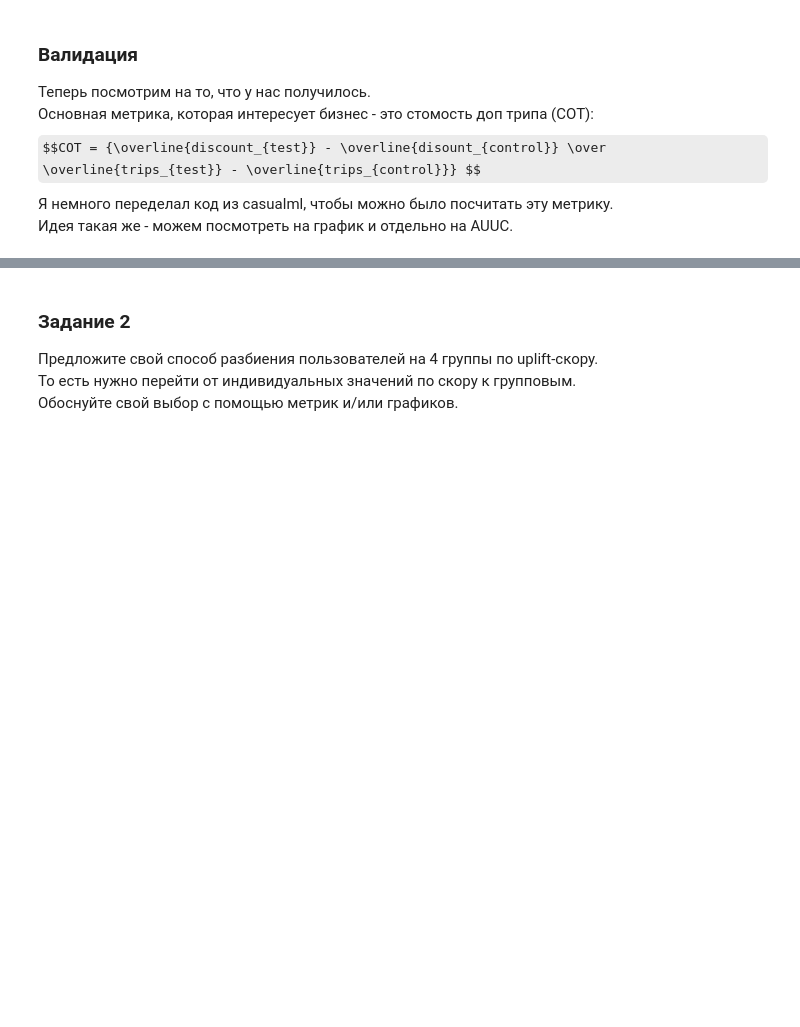
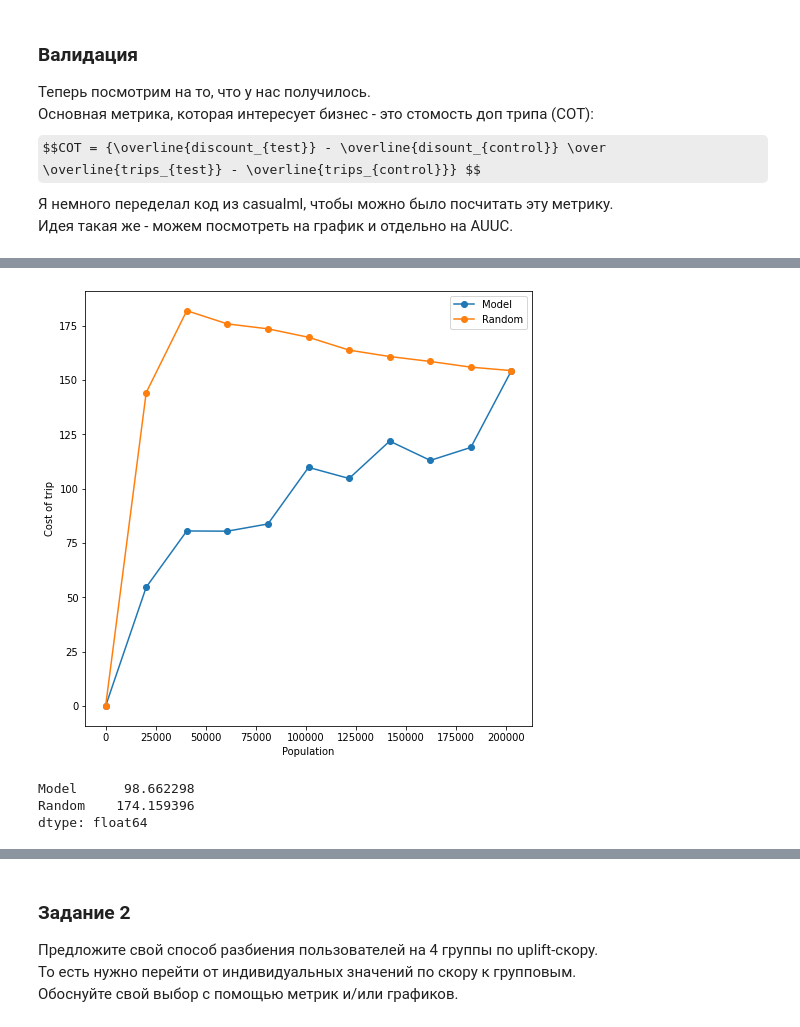
Before and after one commit to koshak98/SHAD21-CrowdSourcing, a Jupyter notebook: uplift_template.ipynb, the cells around one changed output, grey strips where cells are left out. Drawn from its saved outputs; the diff is of its cells as text; code cells hidden in the pictures; some formulas as TeX source; blank space fills up the shorter version.

```diff
--- a/uplift_template.ipynb
+++ b/uplift_template.ipynb
@@ -94,0 +104,10 @@ cost = CostMetrics(pd.DataFrame({
+# %%
+cost.plot()
+# %% [output]
+[figure, added]
+# %%
+cost.auuc_score()
+# %% [output]
+Model      98.662298
+Random    174.159396
+dtype: float64
```
Also changed, not shown: parts of 59 cells of this notebook.
